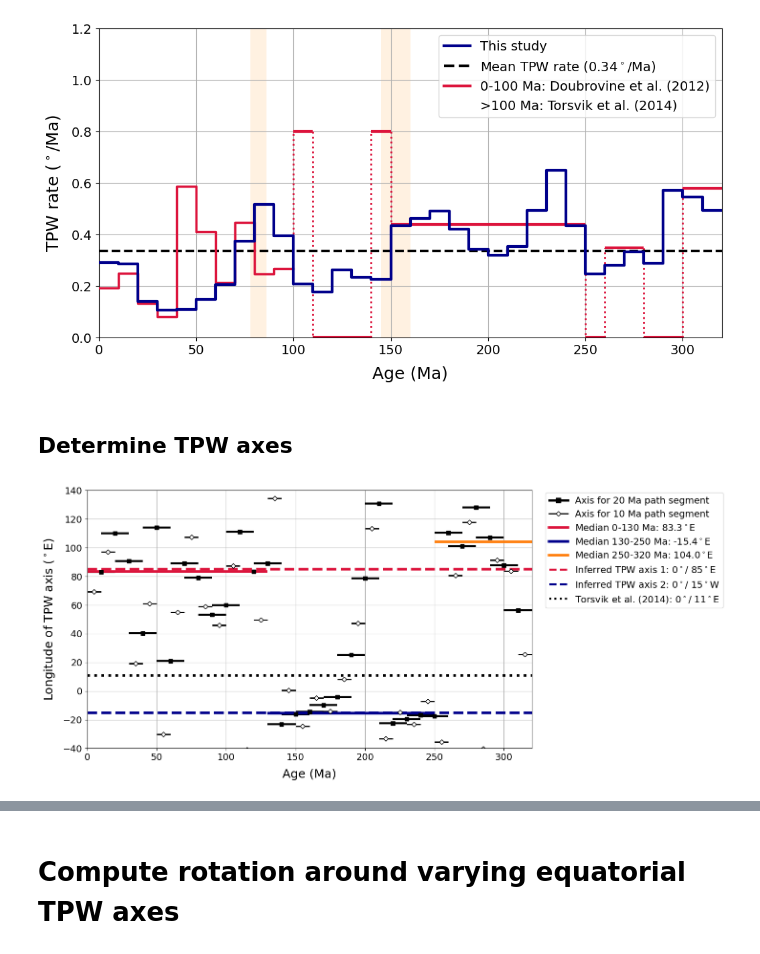
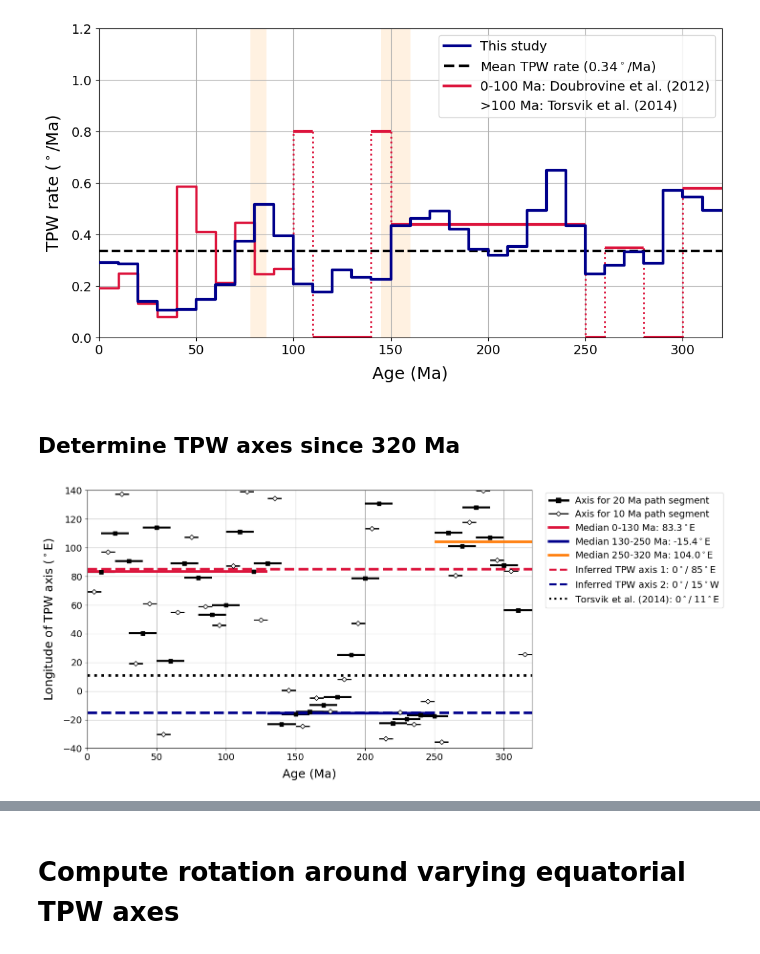
Before and after one commit to bramvaes/TPW, a Jupyter notebook: TPW.ipynb, the cells around one changed output, grey strips where cells are left out. Drawn from its saved outputs; the diff is of its cells as text; code cells hidden in the pictures.

```diff
--- a/TPW.ipynb
+++ b/TPW.ipynb
@@ -661,66 +644,59 @@ if frame == 'M22':
 [figure]
 [figure]
 # %% [markdown]
-## Determine TPW axes
+## Determine TPW axes since 320 Ma
 # %%
 axes,axes2 = [],[]
+# Compute TPW axis for 20-Ma-segment of TPWP
 for k in range(len(rot_APWP)-2):
 
+    # rotate pole at k+2 towards north pole (such that pole at k would be at geographic pole)
     rlats,rlons = pmag.pt_rot([0,rot_APWP['plon'][k]-90.,90-rot_APWP['plat'][k]],[rot_APWP['plat'][k+2]],[rot_APWP['plon'][k+2]])
-    if rlons[0]>90:
-        int_lon = rlons[0]-180
-    elif rlons[0]+90<-90:
-        int_lon = rlons[0]+180
-    else:
-        int_lon = rlons[0]
+    axis_lon = rlons[0]-90 # compute longitude of axis that would rotate north pole to position of pole at k+2
+    if axis_lon > 140: # ensure pole longitude is between 140° and -40° for plotting
+        axis_lon = axis_lon - 180
+    elif axis_lon < -40:
+        axis_lon = axis_lon + 180
+    axes.append(axis_lon)
 
-    axis = int_lon + 90
-    if axis > 135:
-        axis = axis - 180
-    axes.append(axis)
-
+# Compute TPW axis for 10-Ma-segment of TPWP
 for k in range(len(rot_APWP)-1):
+    # rotate pole at k+1 towards north pole (such that pole at k would be at geographic pole)
     rlats,rlons = pmag.pt_rot([0,rot_APWP['plon'][k]-90.,90-rot_APWP['plat'][k]],[rot_APWP['plat'][k+1]],[rot_APWP['plon'][k+1]])
-    if rlons[0]>90:
-        int_lon = rlons[0]-180
-    elif rlons[0]+90<-90:
-        int_lon = rlons[0]+180
-    else:
-        int_lon = rlons[0]
-
-    axis2 = int_lon + 90
-    if axis2 > 135:
-        axis2 = axis2 - 180
-    axes2.append(axis2)
+    axis_lon2 = rlons[0]-90 # compute longitude of axis that would rotate north pole to position of pole at k+1
+    if axis_lon2 > 140: # ensure pole longitude is between 140° and -40° for plotting
+        axis_lon2 = axis_lon2 - 180
+    elif axis_lon2 < -40:
+        axis_lon2 = axis_lon2 + 180
+    axes2.append(axis_lon2)
 
 # plot ------
 fignum=7
 plt.figure(num=fignum,figsize=(12,7),facecolor='white',dpi=100)
 plt.errorbar(range(10,t_max,10),axes,yerr=[0]*len(axes),xerr=[10]*len(axes),color='k',fmt='s',markeredgecolor='k',ecolor='k',elinewidth=3,capsize=4,capthick=0,markersize=6,linestyle=None)
 plt.errorbar(range(5,t_max+5,10),axes2,yerr=[0]*len(axes2),xerr=[5]*len(axes2),color='white',fmt='D',markeredgecolor='k',ecolor='k',elinewidth=2,capsize=3,capthick=0,markersize=5,linestyle=None)
 plt.hlines(-15,0,320,lw=4,color='darkblue',ls='--')
 plt.hlines(85,0,320,lw=4,color='crimson',ls='--')
 plt.hlines(np.median(axes[0:13]),0,130,lw=4,color='crimson',ls='-')
 plt.hlines(np.median(axes[13:25]),130,250,lw=4,color='darkblue',ls='-')
 plt.hlines(np.median(axes[25:]),250,t_max,lw=4,color='tab:orange',ls='-')
 plt.hlines(11,0,320,lw=4,color='k',ls=':')
 plt.ylim([-40,140])
 plt.xlim([0,t_max])
 plt.tick_params(labelsize=14)
 plt.grid(which='major',axis='both')
 legend_elements = [Line2D([0], [0], marker='s', color='k',ls='-',markerfacecolor='k',mec='k',markersize=7,lw=3.5,label='Axis for 20 Ma path segment'),
                    Line2D([0], [0], marker='D', color='k',ls='-',markerfacecolor='white',mec='k',markersize=5,lw=2,label='Axis for 10 Ma path segment'),
                    Line2D([0], [0], color='crimson', label='Median 0-130 Ma: %1.1f$^\circ$E' % np.median(axes[0:13]),lw=4),
                    Line2D([0], [0], color='darkblue', linestyle='-',label='Median 130-250 Ma: %1.1f$^\circ$E' % np.median(axes[13:25]),lw=4),
                    Line2D([0], [0], color='tab:orange', linestyle='-',label='Median 250-320 Ma: %1.1f$^\circ$E' % np.median(axes[25:]),lw=4),
                   Line2D([0], [0], color='crimson', ls='--',label='Inferred TPW axis 1: 0$^\circ$/ 85$^\circ$E',lw=3),
                   Line2D([0], [0], color='darkblue', ls='--',label='Inferred TPW axis 2: 0$^\circ$/ 15$^\circ$W',lw=3),
                   Line2D([0], [0], color='k', ls=':',label='Torsvik et al. (2014): 0$^\circ$/ 11$^\circ$E',lw=3)]
 plt.legend(bbox_to_anchor=(1.02, 1.01),fontsize=14, handles=legend_elements,frameon=True)
 plt.xlabel('Age (Ma)',fontsize=18,labelpad=10)
 plt.ylabel('Longitude of TPW axis ($^\circ$E)',fontsize=18,labelpad=10)
 plt.savefig('TPW_axis.png',bbox_inches='tight',facecolor='white',dpi=300)
-plt.savefig('TPW_axis.svg',bbox_inches='tight',facecolor='white',dpi=300)
 plt.show()
 # %% [output]
-[figure, old version]
+[figure, new version]
```
Also changed, not shown: parts of 18 cells of this notebook.
